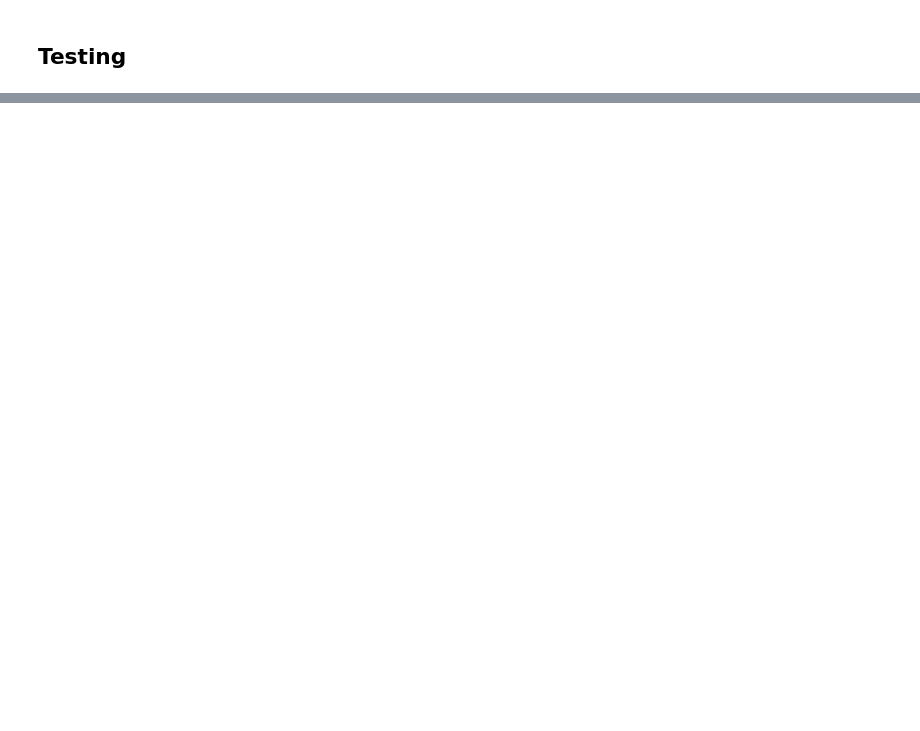
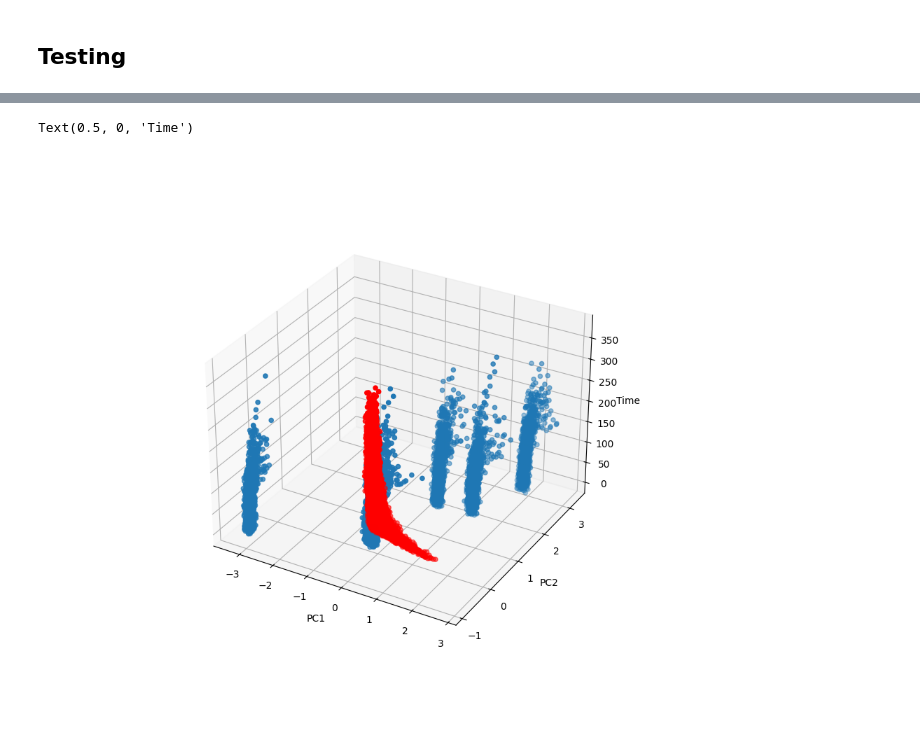
Before and after one commit to mfranzreb/DDMML_project, a Jupyter notebook: Turbofan/Master_Marco.ipynb, the cells around one changed output, grey strips where cells are left out. Drawn from its saved outputs; the diff is of its cells as text; code cells hidden in the pictures; blank space fills up the shorter version.

```diff
--- a/Turbofan/Master_Marco.ipynb
+++ b/Turbofan/Master_Marco.ipynb
@@ -307,2 +307,7 @@ plt.show()
 # %% [markdown]
 ## Testing
+# %%
+test_data = turbofan_importFDdata('test_FD002.txt')
+rul = np.loadtxt('RUL_FD002.txt', dtype=int)
+print(rul[:10])
+test_data
@@ -308,0 +329,31 @@ plt.show()
+# %%
+test_data.drop('Setting1', inplace=True, axis=1)
+test_data.drop('Setting2', inplace=True, axis=1)
+test_data.drop('Setting3', inplace=True, axis=1)
+test_data.insert(2, 'Modi', modi)
+test_data.loc[test_data.Modi == 29, 'Modi'] = 1
+test_data.loc[test_data.Modi == 33, 'Modi'] = 2
+test_data.loc[test_data.Modi == 37, 'Modi'] = 3
+test_data.loc[test_data.Modi == 40, 'Modi'] = 4
+test_data.loc[test_data.Modi == 45, 'Modi'] = 5
+test_data.loc[test_data.Modi == 48, 'Modi'] = 6
+# %%
+#scale data with the same scaler as the training data
+test_data = pd.concat([test_data.iloc[:,0:3], pd.DataFrame(scaler.transform(test_data.iloc[:,3:]))], axis=1)
+# %%
+test_data_mode_six = test_data[test_data['Modi'] == 6]
+Z_test = test_data_mode_six.values[:, 3:]
+test_score = pca_mode_six.transform(Z_test)
+
+fig = plt.figure(figsize=(10, 8))
+ax = fig.add_subplot(projection='3d')
+# Plot the data with color of point dependant on value of "Urgency"
+ax.scatter(test_score[:, 0], test_score[:, 1], test_data_mode_six['Time'])
+ax.scatter(score[:, 0], score[:, 1], data_mode_six['Time'], c='r')
+
+ax.set_xlabel('PC1')
+ax.set_ylabel('PC2')
+ax.set_zlabel('Time')
+# %% [output]
+Text(0.5, 0, 'Time')
+[figure, added]
```
Also changed, not shown: parts of 7 cells of this notebook, 2 other files.
